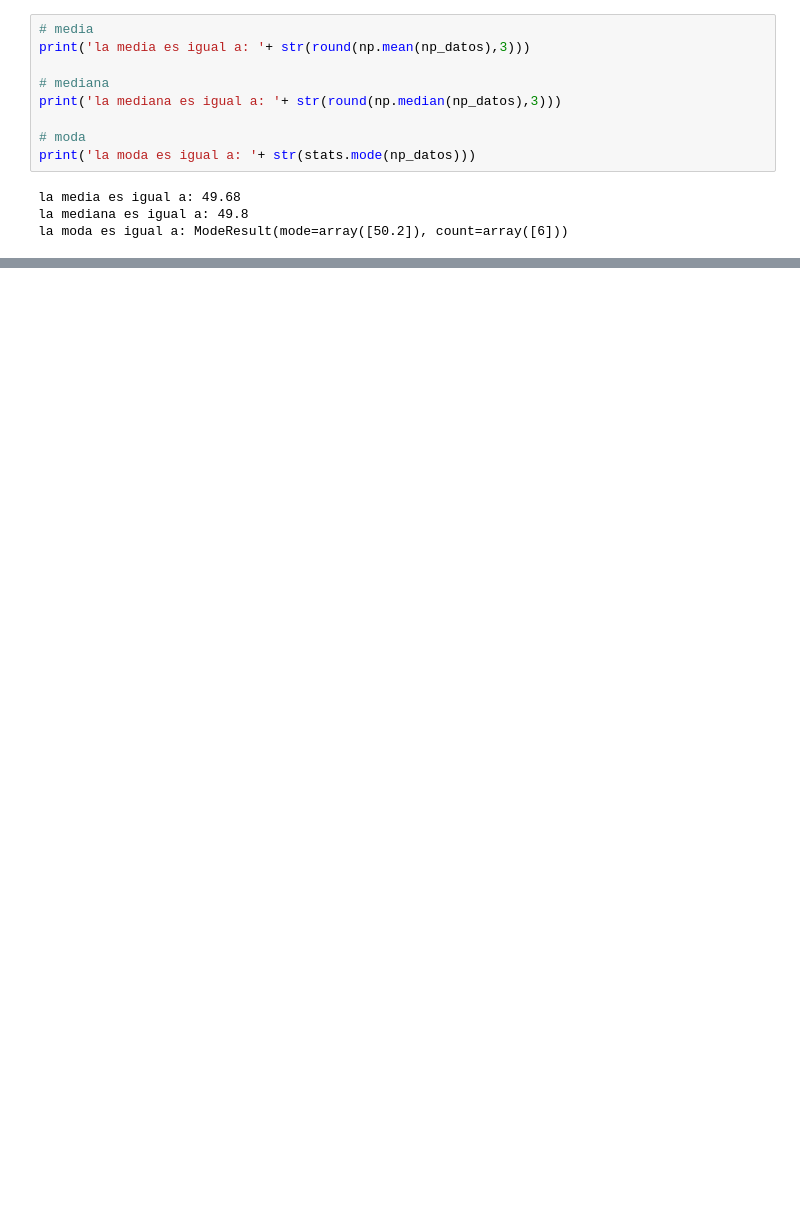
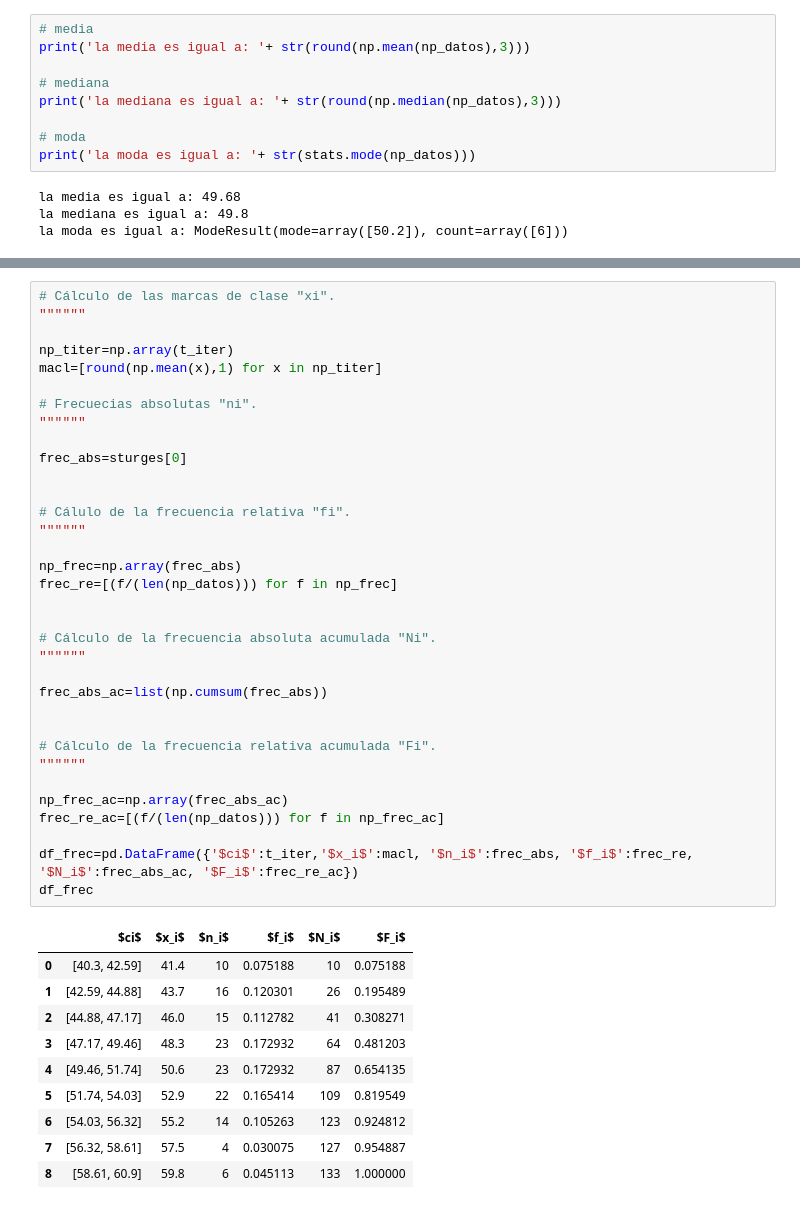
Before and after one commit to gisosdeb/ISP, a Jupyter notebook: statistic_unam/estadística_descriptiva/tareas/ejercicio_2.ipynb, the cells around one changed output, grey strips where cells are left out. Saved outputs shown, nothing was run; the diff lists cells and outputs as text; blank space fills up the shorter version.

```diff
--- a/statistic_unam/estadística_descriptiva/tareas/ejercicio_2.ipynb
+++ b/statistic_unam/estadística_descriptiva/tareas/ejercicio_2.ipynb
@@ -215,0 +158,45 @@ df_frec
+# %%
+# Cálculo de las marcas de clase "xi".
+""""""
+
+np_titer=np.array(t_iter)
+macl=[round(np.mean(x),1) for x in np_titer]
+
+# Frecuecias absolutas "ni".
+""""""
+
+frec_abs=sturges[0]
+
+
+# Cálulo de la frecuencia relativa "fi".
+""""""
+
+np_frec=np.array(frec_abs)
+frec_re=[(f/(len(np_datos))) for f in np_frec]
+
+
+# Cálculo de la frecuencia absoluta acumulada "Ni".
+""""""
+
+frec_abs_ac=list(np.cumsum(frec_abs))
+
+
+# Cálculo de la frecuencia relativa acumulada "Fi".
+""""""
+
+np_frec_ac=np.array(frec_abs_ac)
+frec_re_ac=[(f/(len(np_datos))) for f in np_frec_ac]
+
+df_frec=pd.DataFrame({'$ci$':t_iter,'$x_i$':macl, '$n_i$':frec_abs, '$f_i$':frec_re, '$N_i$':frec_abs_ac, '$F_i$':frec_re_ac})
+df_frec
+# %% [output]
+|  | $ci$ | $x_i$ | $n_i$ | $f_i$ | $N_i$ | $F_i$ |
+| 0 | [40.3, 42.59] | 41.4 | 10 | 0.075188 | 10 | 0.075188 |
+| 1 | [42.59, 44.88] | 43.7 | 16 | 0.120301 | 26 | 0.195489 |
+| 2 | [44.88, 47.17] | 46.0 | 15 | 0.112782 | 41 | 0.308271 |
+| 3 | [47.17, 49.46] | 48.3 | 23 | 0.172932 | 64 | 0.481203 |
+| 4 | [49.46, 51.74] | 50.6 | 23 | 0.172932 | 87 | 0.654135 |
+| 5 | [51.74, 54.03] | 52.9 | 22 | 0.165414 | 109 | 0.819549 |
+| 6 | [54.03, 56.32] | 55.2 | 14 | 0.105263 | 123 | 0.924812 |
+| 7 | [56.32, 58.61] | 57.5 | 4 | 0.030075 | 127 | 0.954887 |
+| 8 | [58.61, 60.9] | 59.8 | 6 | 0.045113 | 133 | 1.000000 |
```
Also changed, not shown: parts of 22 cells of this notebook, 1 other file.
